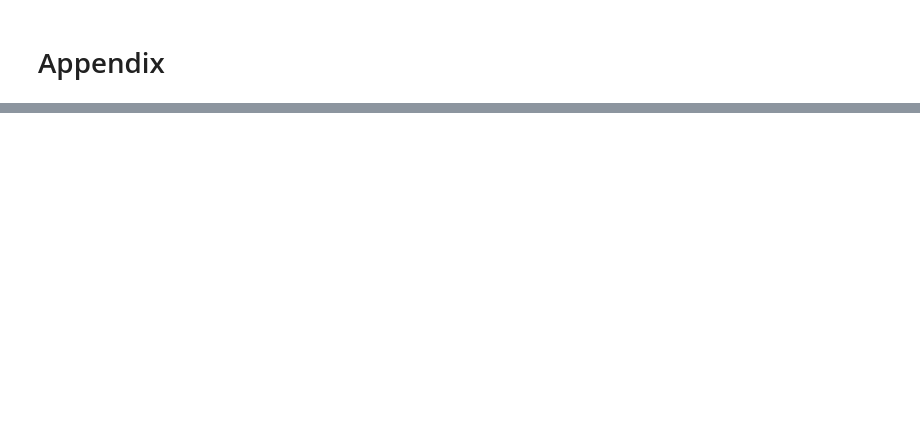
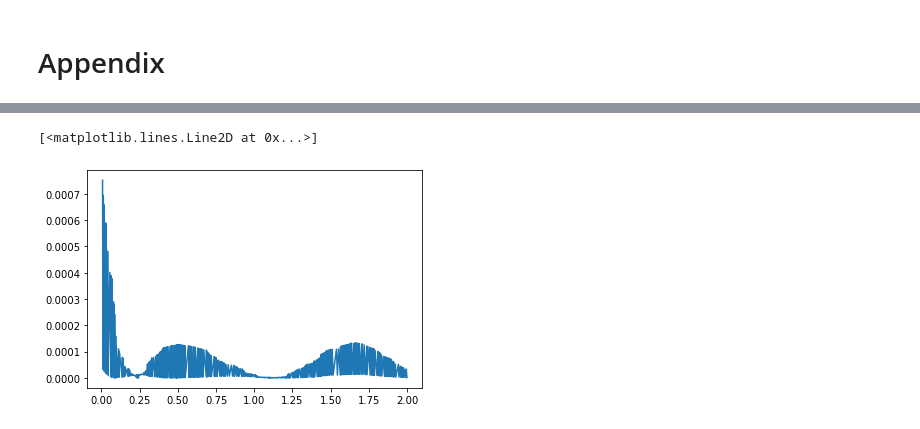
Before and after one commit to Hari-Raval/Harvard-Thesis, a Jupyter notebook: src/transfer_learning_two_linear_ode/system_linear_ode_with_transfer_learning-v5.ipynb, the cells around one changed output, grey strips where cells are left out. Drawn from its saved outputs; the diff is of its cells as text; code cells hidden in the pictures; blank space fills up the shorter version.

```diff
--- a/src/transfer_learning_two_linear_ode/system_linear_ode_with_transfer_learning-v5.ipynb
+++ b/src/transfer_learning_two_linear_ode/system_linear_ode_with_transfer_learning-v5.ipynb
@@ -117,6 +113,9 @@ def run_model(iterations, x_range, A_list, v_list, force, hid_lay, num_equations
     assert num_equations > 0, 'num_equations must be >= 1'
     assert len(v_list) == num_heads, 'num_heads must equal the length of v_list'
     assert len(A_list) == num_heads, 'num_heads must equal the length of A_list'
+    assert len(v_list[0]) == num_equations, 'num_equations does not match equation set-up'
+    assert len(A_list[0]) == num_equations, 'num_equations does not match equation set-up'
+    assert hid_lay[-1] % num_equations == 0, 'last hidden layer does not evenly divide num_equations for transfer learning'
 
     # build the neural net model
     model = BuildNetwork(1, hid_lay[0], hid_lay[1], hid_lay[2], num_equations, num_heads)
@@ -458,9 +420,39 @@ true_coupled_2_eq_easy = lambda x, v, A, force: (solve_ivp(double_coupled_equati
+# %%
+# numerical solutions (using Runge-Kutta) for various differential equations
+
+def single_equation(t, y, A, force):
+    return np.array(force - A * y)
+
+true_single_eq = lambda x, v, A, force: (solve_ivp(single_equation, [x_range[0], x_range[1]],
+                                                    [v.squeeze()], args=(A, force), t_eval=x.squeeze()).y)
+
+def double_coupled_equation(t, y, A, force):
+    return np.array([force[0].item() - A[0][1] * y[1],
+                     force[1].item() - A[1][0] * y[0]])
+
+true_coupled_2_eq = lambda x, v, A, force: (solve_ivp(double_coupled_equation, [0, 2],
+                                                    v.squeeze(), args=(A, force), t_eval=x.squeeze()).y)
+
+def double_non_coupled_equation(t, y, A, force):
+    return np.array([force[0].item() - A[0][0] * y[0],
+                     force[1].item() - A[1][1] * y[1]])
+
+true_non_coupled_2_eq = lambda x, v, A, force: (solve_ivp(double_non_coupled_equation, [0, 2],
+                                                    v.squeeze(), args=(A, force), t_eval=x.squeeze()).y)
+
+def triple_coupled_equation(t, y, A, force):
+    return np.array([force[0].item() - A[0][2] * y[2],
+                     force[1].item() - A[1][0] * y[0],
+                     force[2].item() - A[2][1] * y[1]])
+
+true_coupled_3_eq = lambda x, v, A, force: (solve_ivp(triple_coupled_equation, [0, 2],
+                                                    v.squeeze(), args=(A, force), t_eval=x.squeeze()).y)
 # %% [markdown]
 ### Step 2: Run Model
 # %%
 # choose the equation(s) to work with
 A_list = A_coupled_2_eq_hard
-true_funct = true_coupled_2_eq_easy
+true_funct = true_coupled_2_eq
 v_list = v_list_two_eq
 force = force_two_eq
 num_heads = 4
@@ -559,10 +550,8 @@ Time to compute weights (given H and dH_dt):  0.011 seconds
 # %% [markdown]
 # Appendix
 # %%
-# plot the residuals
-
 # compute the residuals to determine effectiveness of transfer learning when changing initial condition
-residuals = ((torch.matmul(dH_dt_new, W_out_transfer) + torch.matmul(A, torch.matmul(H, W_out_transfer))).squeeze()) ** 2
+residuals = ((torch.matmul(dH_dt_new, W_out_transfer) + torch.matmul(A, torch.matmul(H, W_out_transfer)) - torch.stack([force] * len(t_eval))).squeeze()) ** 2
 residuals = residuals.reshape(-1, 1).detach().numpy()
 
 print(f"Mean of residuals: {residuals.mean()}")
@@ -576,0 +570,5 @@ plt.title("Plot of Residuals");
+# %%
+plt.plot(t_eval.detach().numpy(), residuals[0:500])
+# %% [output]
+[<matplotlib.lines.Line2D at 0x...>]
+[figure, added]
```
Also changed, not shown: parts of 19 cells of this notebook.
